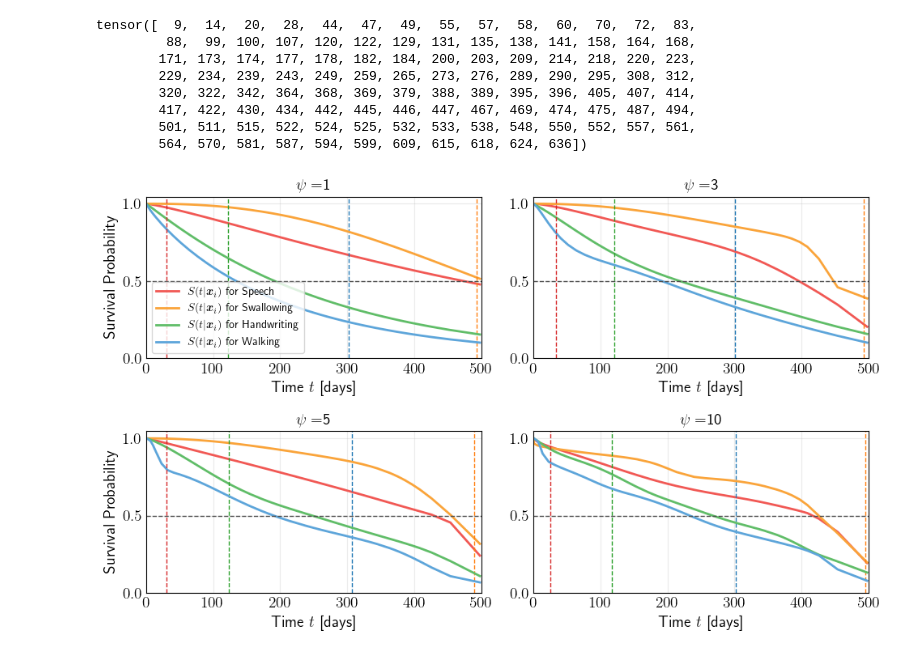
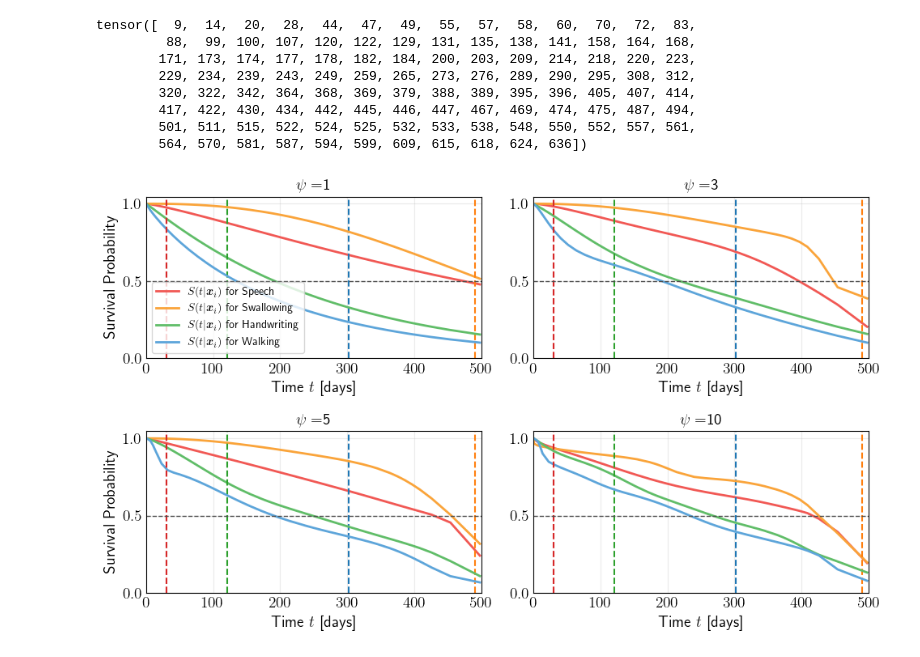
Before and after one commit to thecml/mensa, a Jupyter notebook: notebooks/plot_isd_mixtures.ipynb, the cells around one changed output. Cells and saved outputs as stored; diff of their text form; code cells hidden in the pictures.

```diff
--- a/notebooks/plot_isd_mixtures.ipynb
+++ b/notebooks/plot_isd_mixtures.ipynb
@@ -148,37 +148,37 @@ for i, trained_model_pred in enumerate(trained_model_preds):
 
         # Plot vertical lines if the event is observed
         if is_observed:
-            jitter = np.random.uniform(-5, 5)
-            vline = ax.axvline(x=int(sample_tte) + jitter, linestyle="dashed", linewidth=1, color=f"C{j}")
+            #jitter = np.random.uniform(-5, 5)
+            vline = ax.axvline(x=int(sample_tte), linestyle="dashed", linewidth=1.5, color=f"C{j}")
             # Store the vertical line handle and label separately
             vertical_line_handles.append(vline)
 
     # Add a horizontal dashed line at y=0.5
     ax.axhline(y=0.5, linestyle="dashed", linewidth=1, color="#4D4D4D")
 
     # Add labels and grid
     if i % 2 == 0:  # Add \( y \)-label only for the first column
         ax.set_ylabel("Survival Probability")
     ax.set_xlabel("Time $t$ [days]")
     ax.set_xlim((0, 500))
     ax.grid(True, alpha=0.25)
 
     # Set custom y-ticks to 1, 0.5, and 0
     ax.set_yticks([1, 0.5, 0])
 
     ax.tick_params(axis='y', which='both', length=0)
     ax.tick_params(axis='x', which='both', length=0)
 
     if i == 0:  # Add the legend only for the first subplot
         ax.legend(fontsize=10)
 
 # Adjust layout
 plt.tight_layout()
 
 # Save the plot (optional)
 plt.savefig(f"{cfg.PLOTS_DIR}/proact_isd_mixtures.pdf", format='pdf', bbox_inches='tight')
 
 # Show the plot
 plt.show()
 # %% [output]
-[figure, old version]
+[figure, new version]
```
Also changed, not shown: 6 other files.
